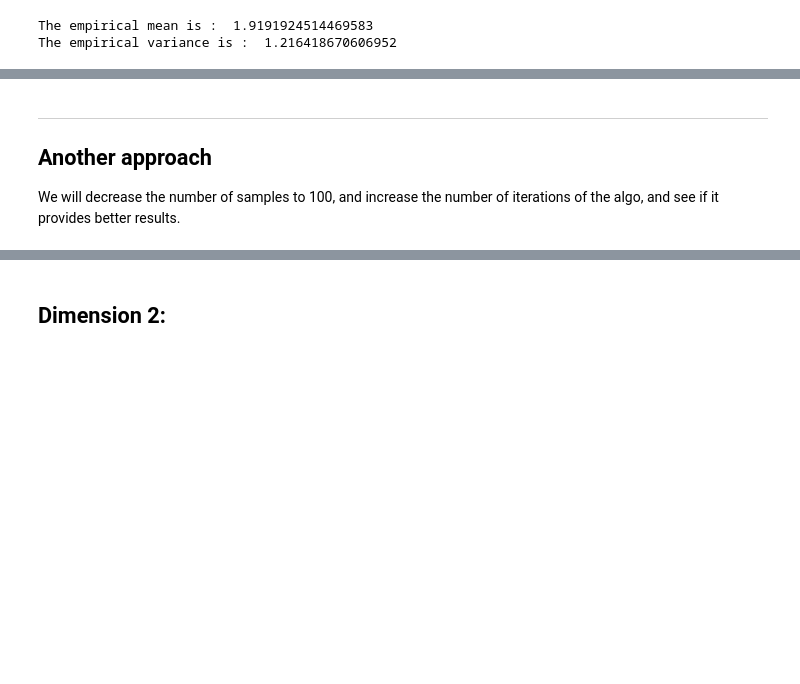
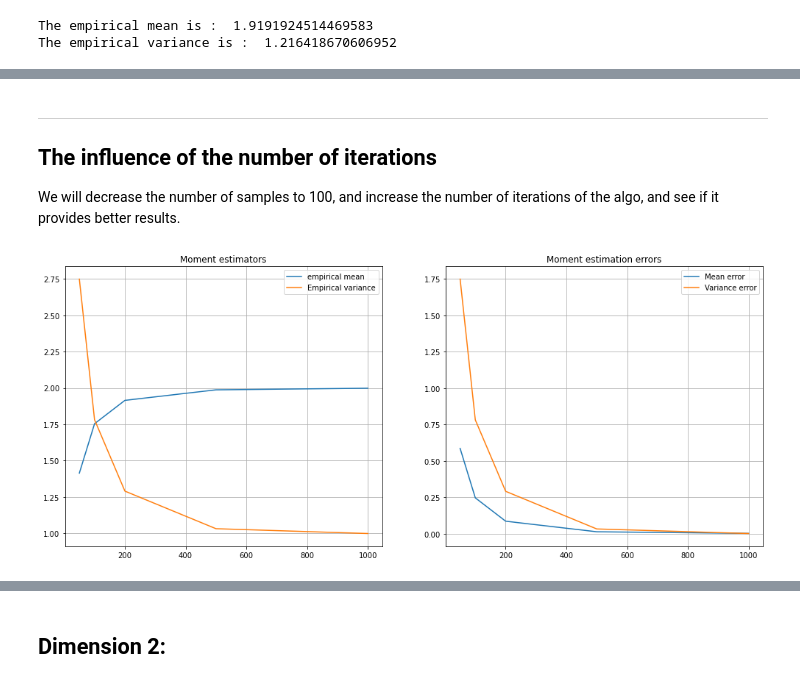
Before and after one commit to elfirdoussilab1/SVGD, a Jupyter notebook: Sampling_methods.ipynb, the cells around one changed output, grey strips where cells are left out. Drawn from its saved outputs; the diff is of its cells as text; code cells hidden in the pictures; blank space fills up the shorter version.

Commit message:
evolution in function of number of samples and iterations

```diff
--- a/Sampling_methods.ipynb
+++ b/Sampling_methods.ipynb
@@ -260,4 +268,47 @@ The empirical variance is :  1.216418670606952
 # %% [markdown]
 ----
-## Another approach
+## The influence of the number of iterations
 We will decrease the number of samples to 100, and increase the number of iterations of the algo, and see if it provides better results.
+# %%
+# data
+X = gen_unif(100, 1, -5, 5)
+
+# Iterations
+iters = [50, 100, 200, 500, 1000]
+var_estim = []
+mean_estim = []
+
+# Performing estimations
+h = 1e-6
+lam = 0.1
+sigma = 1
+
+for n in iters:
+    y = SVGD_gauss(potential_N21, X, h, lam, sigma, n)
+    mean_estim.append(empirical_mean(y))
+    var_estim.append(empirical_variance(y))
+# %%
+# Plotting results
+fig, axs = plt.subplots(nrows=1, ncols=2, figsize=(17, 7))
+
+# Plotting the results of the estimations
+axs[0].plot(iters, mean_estim, label = "empirical mean")
+axs[0].plot(iters, var_estim, label = "Empirical variance")
+axs[0].set_title('Moment estimators')
+axs[0].legend()
+axs[0].grid()
+
+# Plotting the error of estimation
+mean_error = abs(2 - np.array(mean_estim))
+var_error = abs(1 - np.array(var_estim))
+
+axs[1].plot(iters, mean_error, label = "Mean error")
+axs[1].plot(iters, var_error, label = "Variance error")
+axs[1].set_title('Moment estimation errors')
+axs[1].legend()
+axs[1].grid()
+
+# Show the plot
+plt.show()
+# %% [output]
+[figure, added]
```
Also changed, not shown: parts of 5 cells of this notebook.
